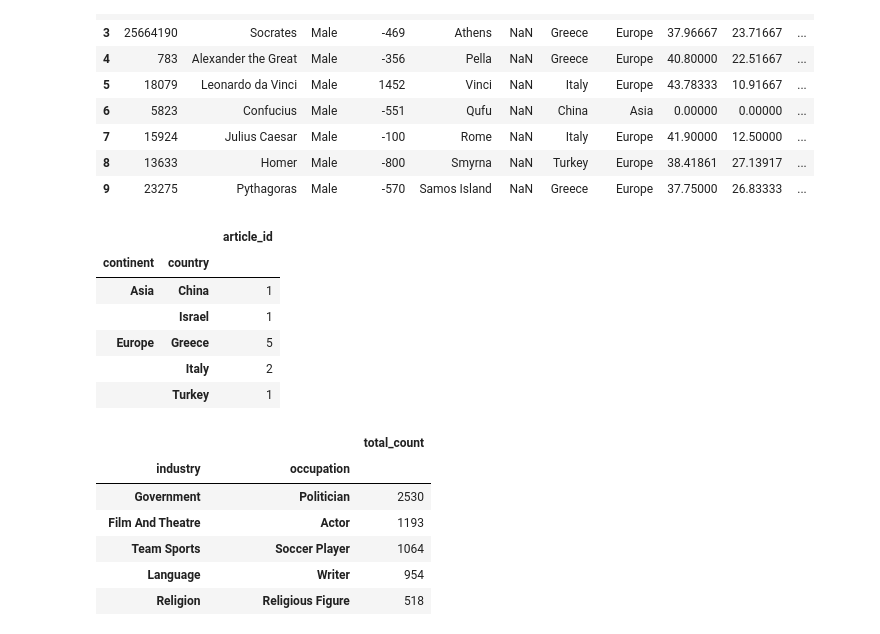
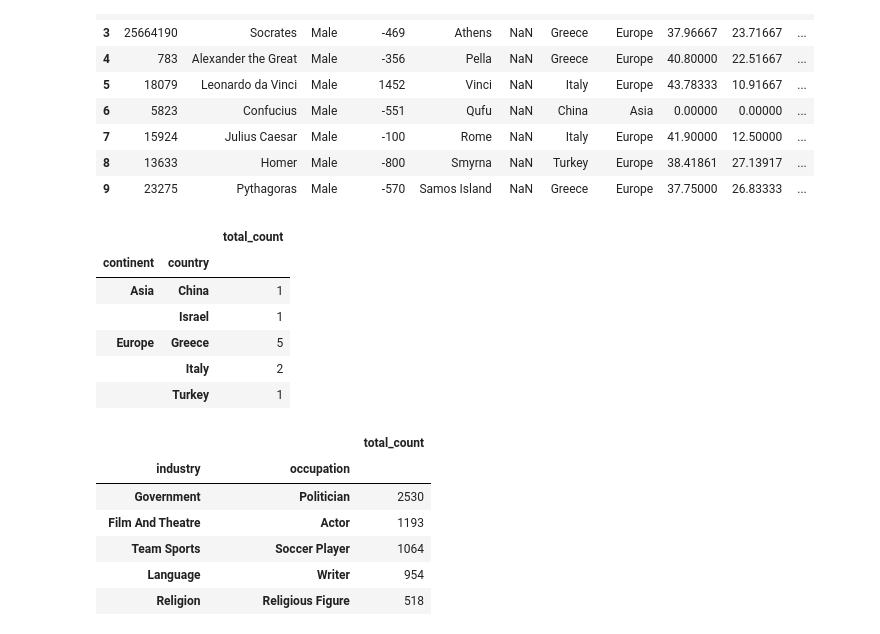
Before and after one commit to tbahng/ist652-final_project, a Jupyter notebook: Final_Project_Report.ipynb, the cells around one changed output. Drawn from its saved outputs; the diff is of its cells as text; code cells hidden in the pictures.

```diff
--- a/Final_Project_Report.ipynb
+++ b/Final_Project_Report.ipynb
@@ -139,9 +139,10 @@ dfTopTenMostPopularPeople.head(100)
 | 9 | 23275 | Pythagoras | Male | -570 | Samos Island | NaN | Greece | Europe | 37.75000 | 26.83333 | ... |
 # %%
 dfTotalTop10ByContinentByCountry = pd.DataFrame(dfTopTenMostPopularPeople.groupby(['continent', 'country'])['article_id'].count())
+dfTotalTop10ByContinentByCountry.rename(columns={'article_id': 'total_count'}, inplace=True)
 dfTotalTop10ByContinentByCountry
 # %% [output]
-|  |  | article_id |
+|  |  | total_count |
 | continent | country |  |
 | Asia | China | 1 |
 |  | Israel | 1 |
```
